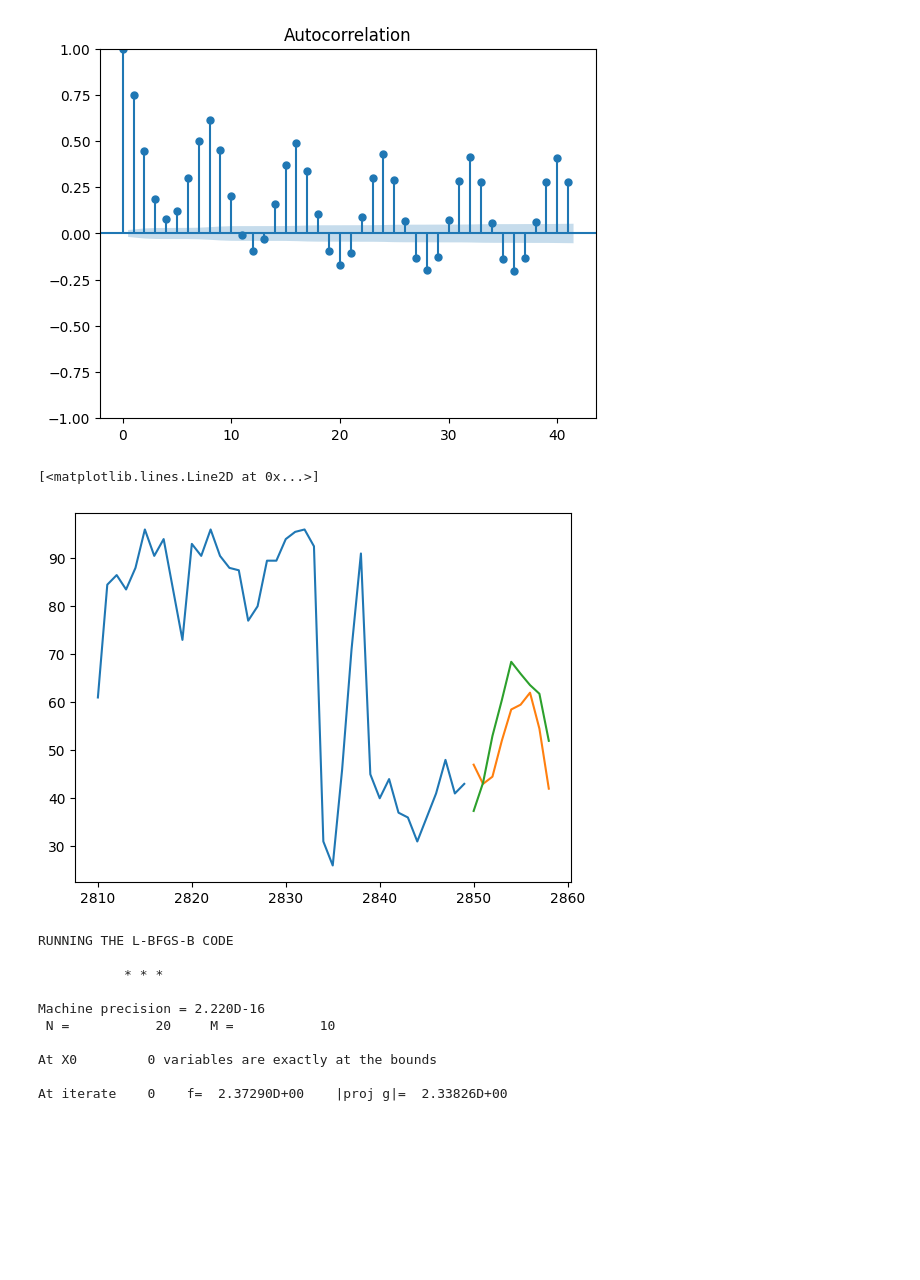
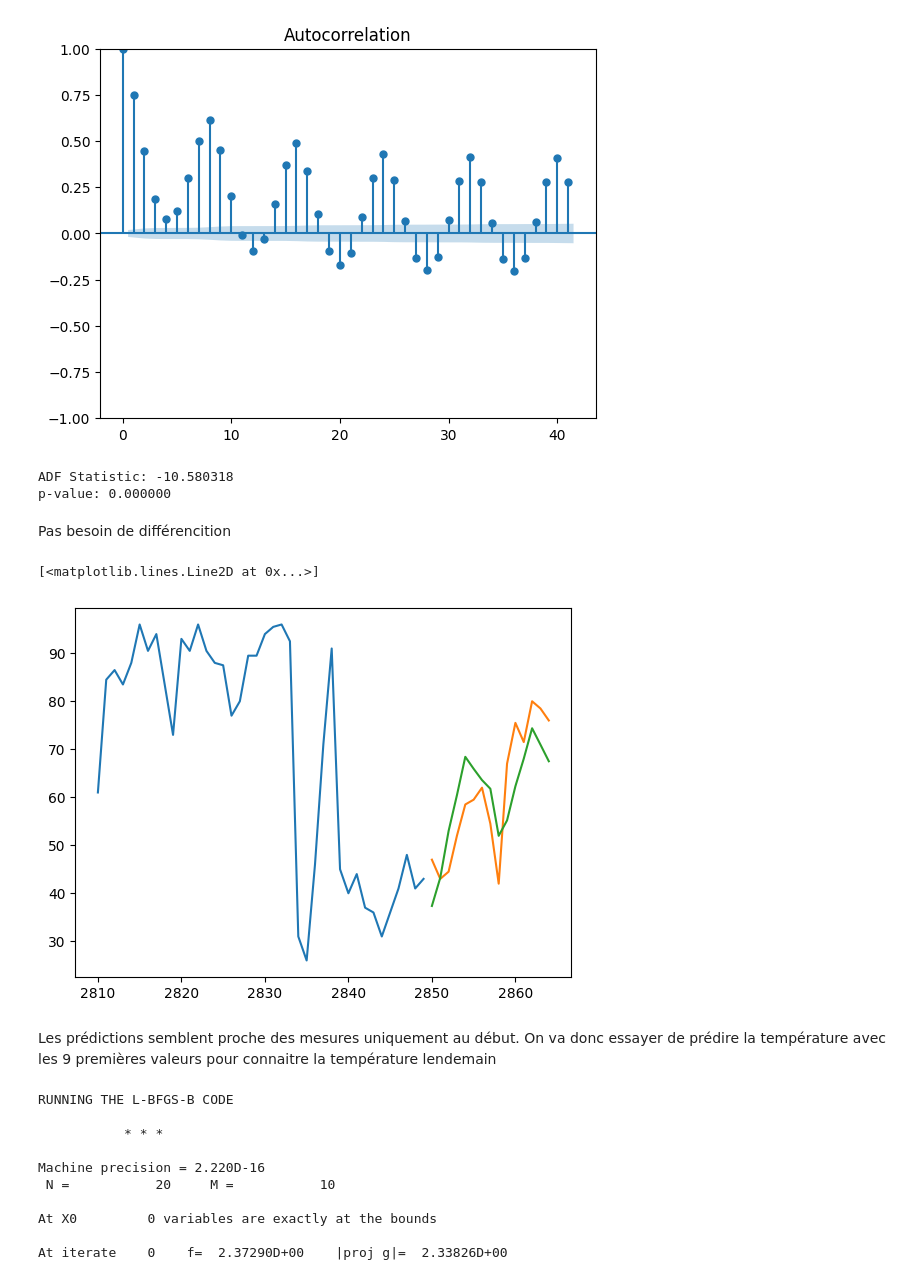
Before and after one commit to JAndretti/Projet-Time-Series-E5, a Jupyter notebook: main.ipynb, the cells around one changed output. Drawn from its saved outputs; the diff is of its cells as text; code cells hidden in the pictures; blank space fills up the shorter version.

```diff
--- a/main.ipynb
+++ b/main.ipynb
@@ -1089,6 +1091,13 @@ pacf_plot = plot_pacf(Corse['Humidité'])
 pacf_plot = plot_acf(Corse['Humidité'])
 # %% [output]
 [figure]
+# %%
+perform_adf_test(Corse['Humidité'])
+# %% [output]
+ADF Statistic: -10.580318
+p-value: 0.000000
+# %% [markdown]
+Pas besoin de différencition
 # %%
 
 y_temp = Corse['Température (°C)']
@@ -1103,11 +1112,13 @@ mod_ARMA_raf = ARIMA(y_raf_train, order=(10,0,10))
 res = mod_ARMA_raf.fit()
 # %%
 plt.plot(y_raf_train[-40:])
-plt.plot(y_raf_test[:9])
-plt.plot(res.forecast(9))
+plt.plot(y_raf_test[:15])
+plt.plot(res.forecast(15))
 # %% [output]
 [<matplotlib.lines.Line2D at 0x...>]
-[figure, old version]
+[figure, new version]
+# %% [markdown]
+Les prédictions semblent proche des mesures uniquement au début. On va donc essayer de prédire la température avec les 9 premières valeurs pour connaitre la température lendemain
 # %%
 mod_SARIMAX_temp = SARIMAX(y_temp_train,y_raf_train, order=(8,0,10),seasonal_order=(0,0,0,0))
 res2 = mod_SARIMAX_temp.fit()
```
Also changed, not shown: parts of 6 cells of this notebook.
